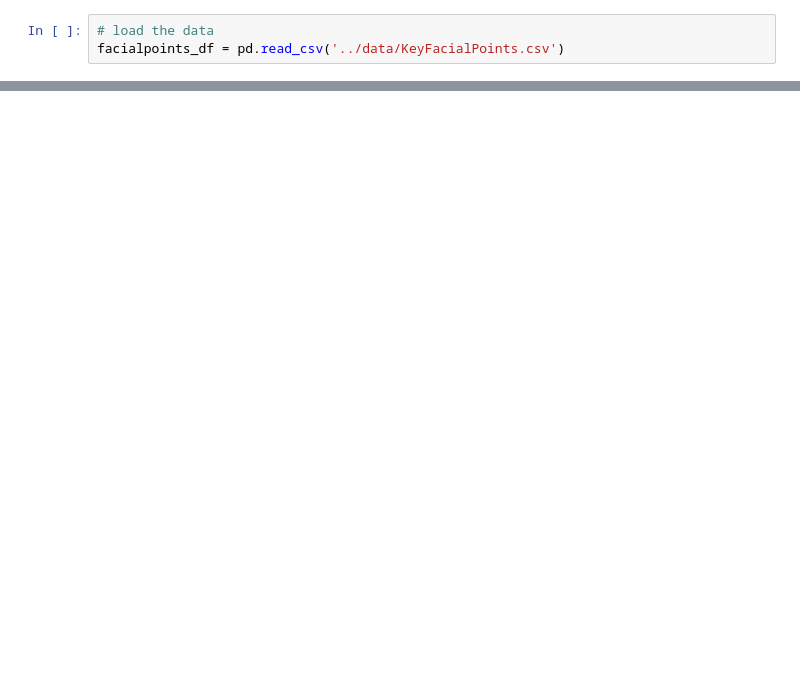
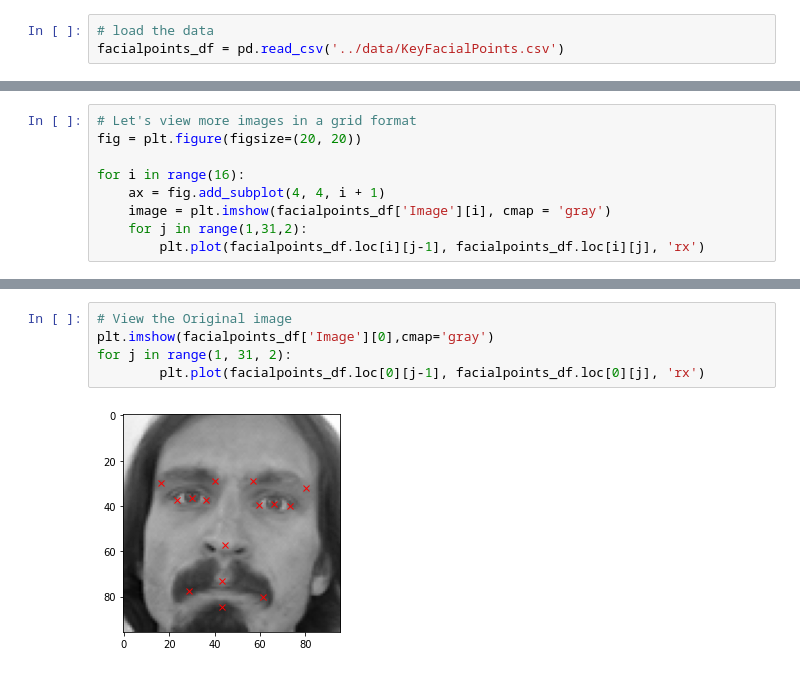
Before and after one commit to ozenalp/facial-key-points-detection, a Jupyter notebook: notebooks/data-prep.ipynb, the cells around one changed output, grey strips where cells are left out. Cells and saved outputs as stored; diff of their text form; blank space fills up the shorter version.

```diff
--- a/notebooks/data-prep.ipynb
+++ b/notebooks/data-prep.ipynb
@@ -139,0 +96,9 @@ Shape of test sample: torch.Size([1, 96, 96]), Shape of test label: torch.Size([
+# %%
+# Let's view more images in a grid format
+fig = plt.figure(figsize=(20, 20))
+
+for i in range(16):
+    ax = fig.add_subplot(4, 4, i + 1)
+    image = plt.imshow(facialpoints_df['Image'][i], cmap = 'gray')
+    for j in range(1,31,2):
+        plt.plot(facialpoints_df.loc[i][j-1], facialpoints_df.loc[i][j], 'rx')
@@ -139,0 +169,7 @@ Shape of test sample: torch.Size([1, 96, 96]), Shape of test label: torch.Size([
+# %%
+# View the Original image
+plt.imshow(facialpoints_df['Image'][0],cmap='gray')
+for j in range(1, 31, 2):
+        plt.plot(facialpoints_df.loc[0][j-1], facialpoints_df.loc[0][j], 'rx')
+# %% [output]
+[figure, added]
```
Also changed, not shown: parts of 40 cells of this notebook.
